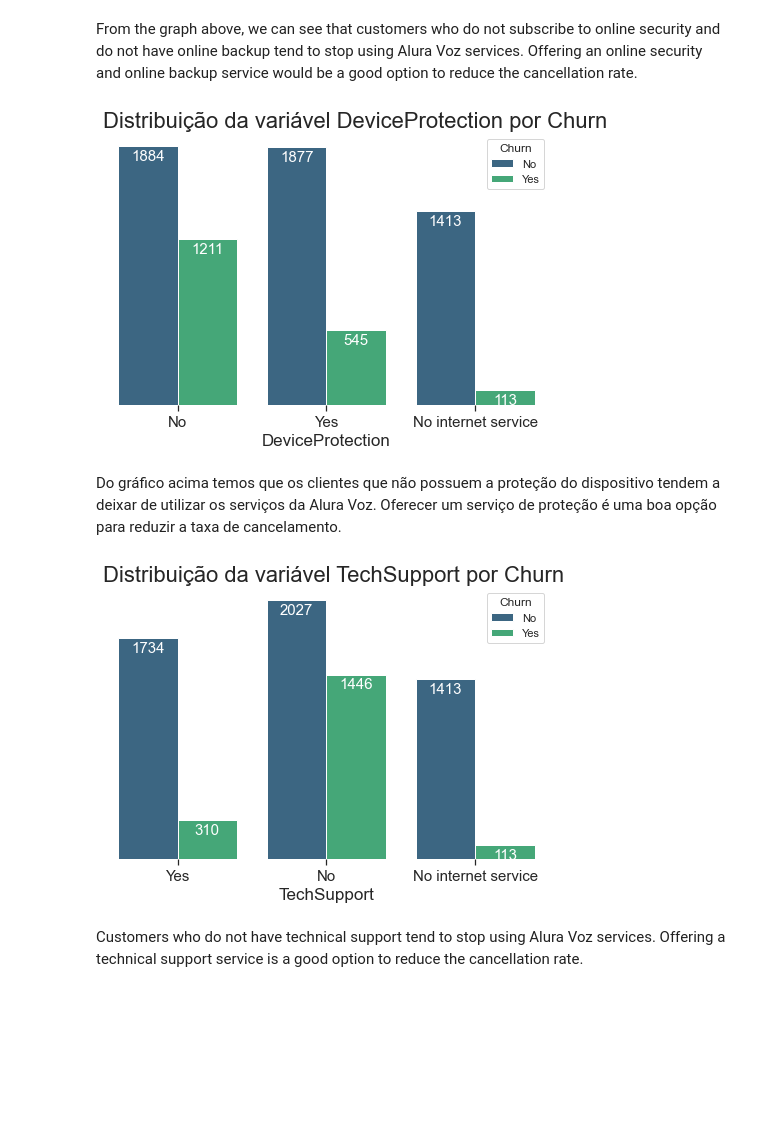
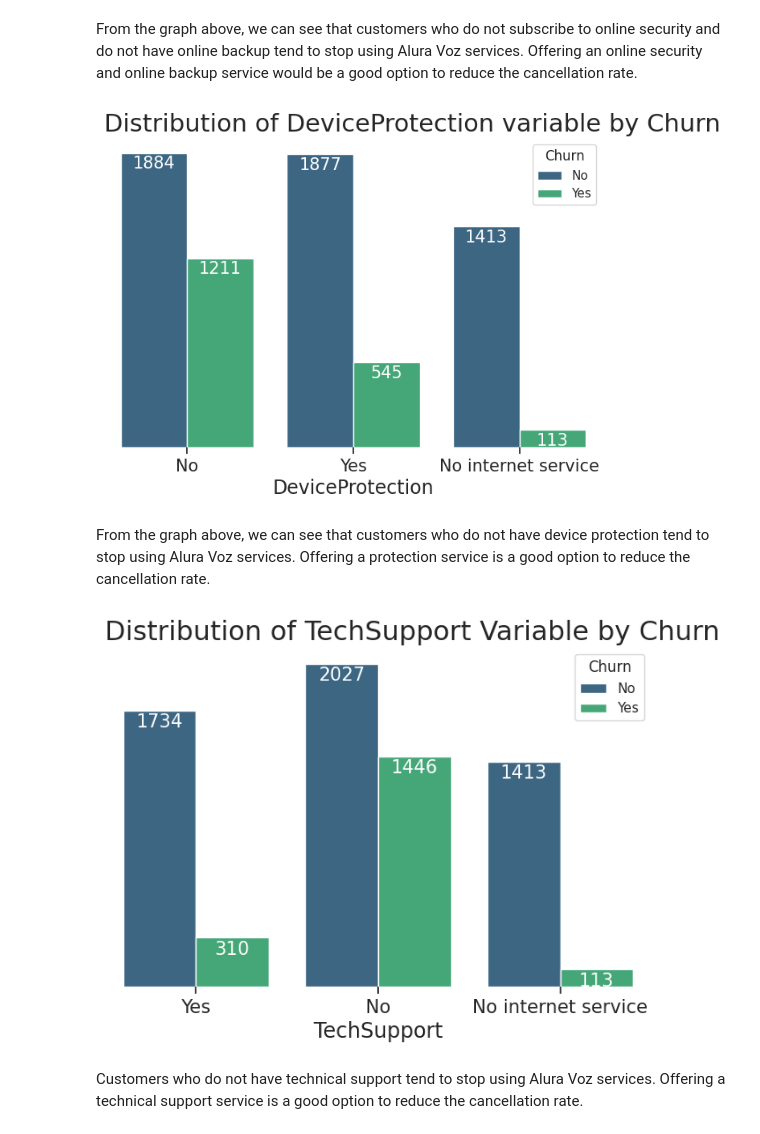
Before and after one commit to anderson-ferreira-83/Data_Science_Repo_anderson83, a Jupyter notebook: 1_Alura_Voz/Week_2_data_analysis/Analysis.ipynb, the cells around one changed output. Cells and saved outputs as stored; diff of their text form; code cells hidden in the pictures; blank space fills up the shorter version.

```diff
--- a/1_Alura_Voz/Week_2_data_analysis/Analysis.ipynb
+++ b/1_Alura_Voz/Week_2_data_analysis/Analysis.ipynb
@@ -4,0 +9,3 @@
+# %%
+data_db = pd.read_json('Telco-Customer-Churn-clean.json')
+data_db.head()
@@ -173,27 +176,27 @@ From the graph above, we can see that customers who do not subscribe to online s
 # %%
 # Plotando o gráfico referente a se o cliente possui proteção do dispositivo ou não
 
-plot_countplot(data=data,
+plot_countplot(data_db=data_db,
                x='DeviceProtection',
                titulo="Distribution of DeviceProtection variable by Churn",
                label_x='DeviceProtection',
                hue='Churn'
     )
 # %% [output]
-[figure, old version]
+[figure, new version]
-# %% [markdown]
-Do gráfico acima temos que os clientes que não possuem a proteção do dispositivo tendem a deixar de utilizar os serviços da Alura Voz. Oferecer um serviço de proteção é uma boa opção para reduzir a taxa de cancelamento.
+# %% [markdown]
+From the graph above, we can see that customers who do not have device protection tend to stop using Alura Voz services. Offering a protection service is a good option to reduce the cancellation rate.
 # %%
 # Plotando o gráfico referente a se o cliente tem suporte técnico ou não.
 
-plot_countplot(data=data,
+plot_countplot(data_db=data_db,
                x='TechSupport',
                titulo="Distribution of TechSupport Variable by Churn",
                label_x='TechSupport',
                hue='Churn'
     )
 # %% [output]
-[figure, old version]
+[figure, new version]
 # %% [markdown]
 Customers who do not have technical support tend to stop using Alura Voz services. Offering a technical support service is a good option to reduce the cancellation rate.
 # %%
```
Also changed, not shown: parts of 23 cells of this notebook.
